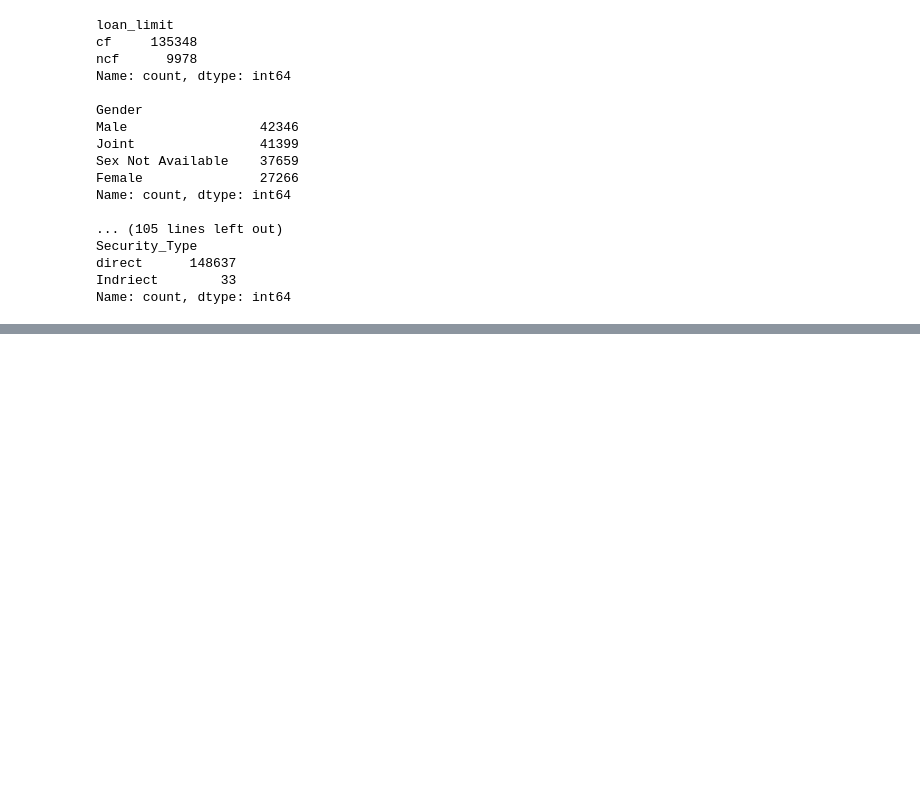
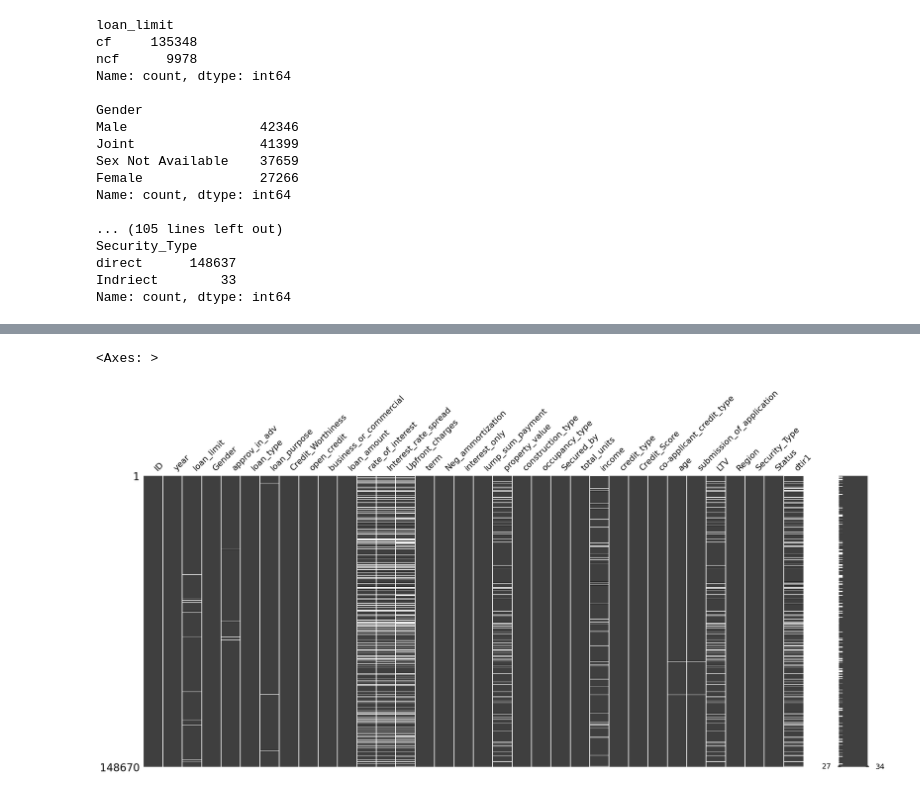
Before and after one commit to BartlomiejGaw/Loan_Default_Prediction, a Jupyter notebook: Data_Cleaning_and_EDA.ipynb, the cells around one changed output, grey strips where cells are left out. Saved outputs shown, nothing was run; the diff lists cells and outputs as text; code cells hidden in the pictures; blank space fills up the shorter version.

```diff
--- a/Data_Cleaning_and_EDA.ipynb
+++ b/Data_Cleaning_and_EDA.ipynb
@@ -123,0 +155,5 @@ Name: count, dtype: int64
+# %%
+msno.matrix(loan_dataframe)
+# %% [output]
+<Axes: >
+[figure, added]
```
Also changed, not shown: parts of 7 cells of this notebook.
